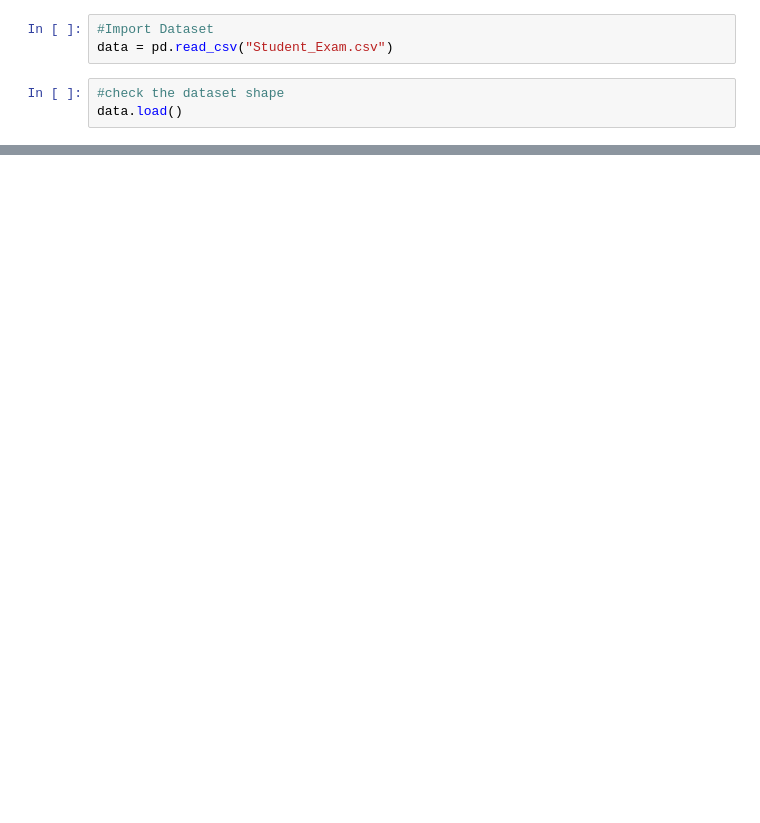
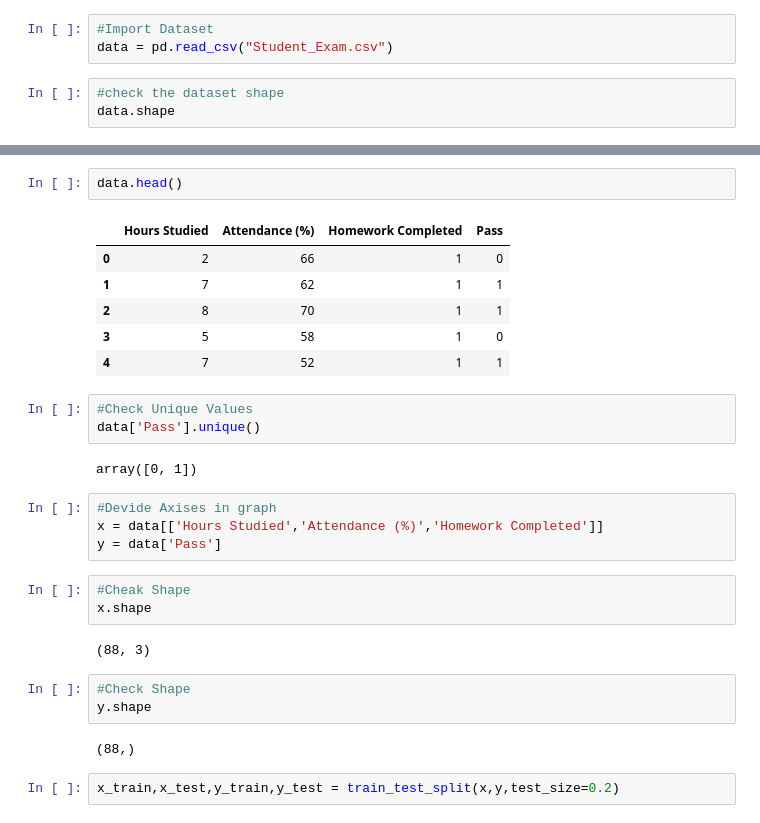
Before and after one commit to Devnath03/Machine_Learning_End-to-End_Models, a Jupyter notebook: Classification/Decision_Tree.ipynb, the cells around one changed output, grey strips where cells are left out. Drawn from its saved outputs; the diff is of its cells as text; blank space fills up the shorter version.

```diff
--- a/Classification/Decision_Tree.ipynb
+++ b/Classification/Decision_Tree.ipynb
@@ -9,5 +10,5 @@ from sklearn.tree import DecisionTreeClassifier
 data = pd.read_csv("Student_Exam.csv")
 # %%
 #check the dataset shape
-data.load()
+data.shape
 # %% [output]
@@ -14,0 +50,30 @@ AttributeError: 'DataFrame' object has no attribute 'load'
+# %%
+data.head()
+# %% [output]
+|  | Hours Studied | Attendance (%) | Homework Completed | Pass |
+| 0 | 2 | 66 | 1 | 0 |
+| 1 | 7 | 62 | 1 | 1 |
+| 2 | 8 | 70 | 1 | 1 |
+| 3 | 5 | 58 | 1 | 0 |
+| 4 | 7 | 52 | 1 | 1 |
+# %%
+#Check Unique Values
+data['Pass'].unique()
+# %% [output]
+array([0, 1])
+# %%
+#Devide Axises in graph
+x = data[['Hours Studied','Attendance (%)','Homework Completed']]
+y = data['Pass']
+# %%
+#Cheak Shape
+x.shape
+# %% [output]
+(88, 3)
+# %%
+#Check Shape
+y.shape
+# %% [output]
+(88,)
+# %%
+x_train,x_test,y_train,y_test = train_test_split(x,y,test_size=0.2)
```
Also changed, not shown: parts of 15 cells of this notebook.
